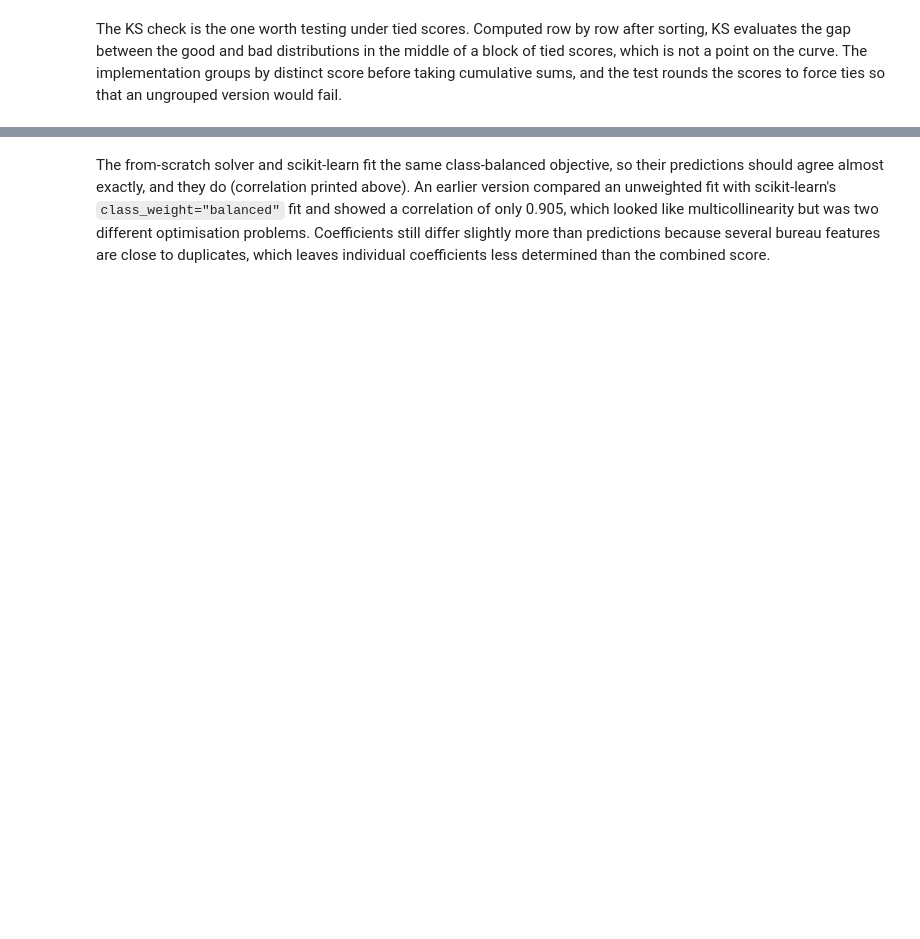
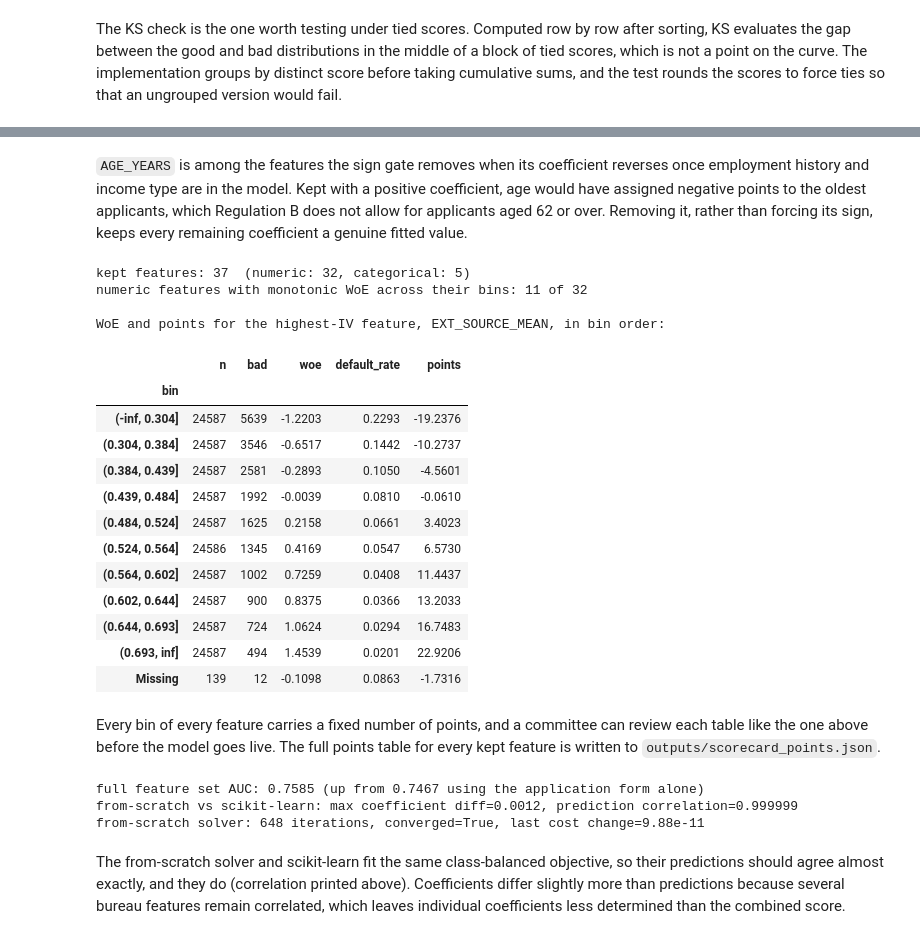
Before and after one commit to alvenyuka/Credit-Risk-Scorecard, a Jupyter notebook: Credit_Risk_Scorecard.ipynb, the cells around one changed output, grey strips where cells are left out. Saved outputs shown, nothing was run; the diff lists cells and outputs as text; code cells hidden in the pictures; blank space fills up the shorter version.

```diff
--- a/Credit_Risk_Scorecard.ipynb
+++ b/Credit_Risk_Scorecard.ipynb
@@ -231,9 +199,61 @@ from-scratch vs scikit-learn: max coefficient diff=0.0034, prediction correlatio
+# %% [markdown]
+`AGE_YEARS` is among the features the sign gate removes when its coefficient
+reverses once employment history and income type are in the model. Kept with a
+positive coefficient, age would have assigned negative points to the oldest
+applicants, which Regulation B does not allow for applicants aged 62 or over.
+Removing it, rather than forcing its sign, keeps every remaining coefficient a
+genuine fitted value.
+# %%
+import pandas as pd
+from woe_iv import monotonicity_report
+
+report = monotonicity_report(result["woe_fits"], kept_cols)
+numeric = report[report["type"] == "numeric"]
+print(f"kept features: {len(kept_cols)}  (numeric: {len(numeric)}, categorical: {len(report) - len(numeric)})")
+print(f"numeric features with monotonic WoE across their bins: {int(numeric['monotonic_woe'].astype(bool).sum())} of {len(numeric)}")
+
+top = kept_cols[0]
+table = result["woe_fits"][top]["table"][["n", "bad", "woe"]].copy()
+table["default_rate"] = table["bad"] / table["n"]
+table["points"] = sc["points_tables"][top]
+print(f"\nWoE and points for the highest-IV feature, {top}, in bin order:")
+table.round(4)
+# %% [output]
+kept features: 37  (numeric: 32, categorical: 5)
+numeric features with monotonic WoE across their bins: 11 of 32
+
+WoE and points for the highest-IV feature, EXT_SOURCE_MEAN, in bin order:
+|  | n | bad | woe | default_rate | points |
+| bin |  |  |  |  |  |
+| (-inf, 0.304] | 24587 | 5639 | -1.2203 | 0.2293 | -19.2376 |
+| (0.304, 0.384] | 24587 | 3546 | -0.6517 | 0.1442 | -10.2737 |
+| (0.384, 0.439] | 24587 | 2581 | -0.2893 | 0.1050 | -4.5601 |
+| (0.439, 0.484] | 24587 | 1992 | -0.0039 | 0.0810 | -0.0610 |
+| (0.484, 0.524] | 24587 | 1625 | 0.2158 | 0.0661 | 3.4023 |
+| (0.524, 0.564] | 24586 | 1345 | 0.4169 | 0.0547 | 6.5730 |
+| (0.564, 0.602] | 24587 | 1002 | 0.7259 | 0.0408 | 11.4437 |
+| (0.602, 0.644] | 24587 | 900 | 0.8375 | 0.0366 | 13.2033 |
+| (0.644, 0.693] | 24587 | 724 | 1.0624 | 0.0294 | 16.7483 |
+| (0.693, inf] | 24587 | 494 | 1.4539 | 0.0201 | 22.9206 |
+| Missing | 139 | 12 | -0.1098 | 0.0863 | -1.7316 |
+# %% [markdown]
+Every bin of every feature carries a fixed number of points, and a committee can
+review each table like the one above before the model goes live. The full points
+table for every kept feature is written to `outputs/scorecard_points.json`.
+# %%
+full_auc = result["val_auc"]
+print(f"full feature set AUC: {full_auc:.4f} (up from {baseline_auc:.4f} using the application form alone)")
+print(f"from-scratch vs scikit-learn: max coefficient diff={result['coef_diff_max']:.4f}, "
+      f"prediction correlation={result['pred_corr']:.6f}")
+m = result["model"]
+print(f"from-scratch solver: {m.n_iter_} iterations, converged={m.converged_}, last cost change={m.final_cost_change_:.2e}")
+# %% [output]
+full feature set AUC: 0.7585 (up from 0.7467 using the application form alone)
+from-scratch vs scikit-learn: max coefficient diff=0.0012, prediction correlation=0.999999
+from-scratch solver: 648 iterations, converged=True, last cost change=9.88e-11
 # %% [markdown]
 The from-scratch solver and scikit-learn fit the same class-balanced objective,
 so their predictions should agree almost exactly, and they do (correlation
-printed above). An earlier version compared an unweighted fit with scikit-learn's
-`class_weight="balanced"` fit and showed a correlation of only 0.905, which looked
-like multicollinearity but was two different optimisation problems. Coefficients
-still differ slightly more than predictions because several bureau features are
-close to duplicates, which leaves individual coefficients less determined than
-the combined score.
+printed above). Coefficients differ slightly more than predictions because
+several bureau features remain correlated, which leaves individual coefficients
+less determined than the combined score.
```
Also changed, not shown: parts of 28 cells of this notebook, 9 other files.
